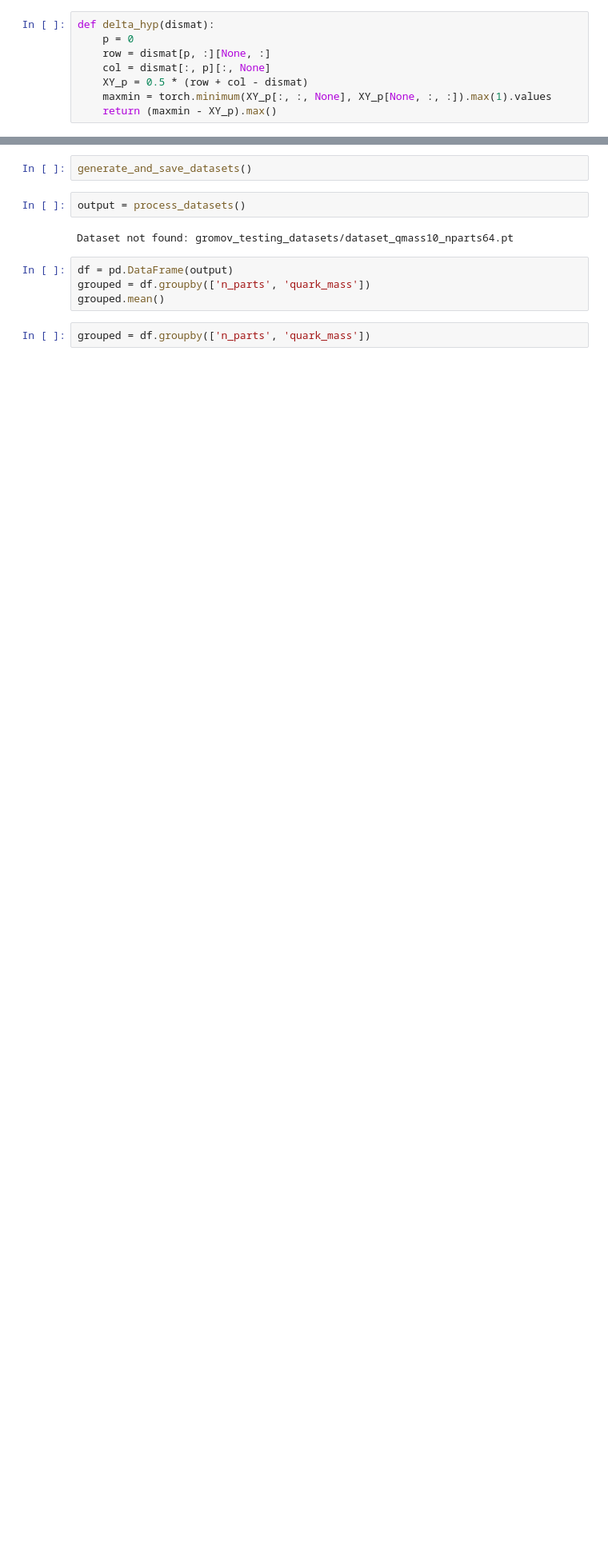
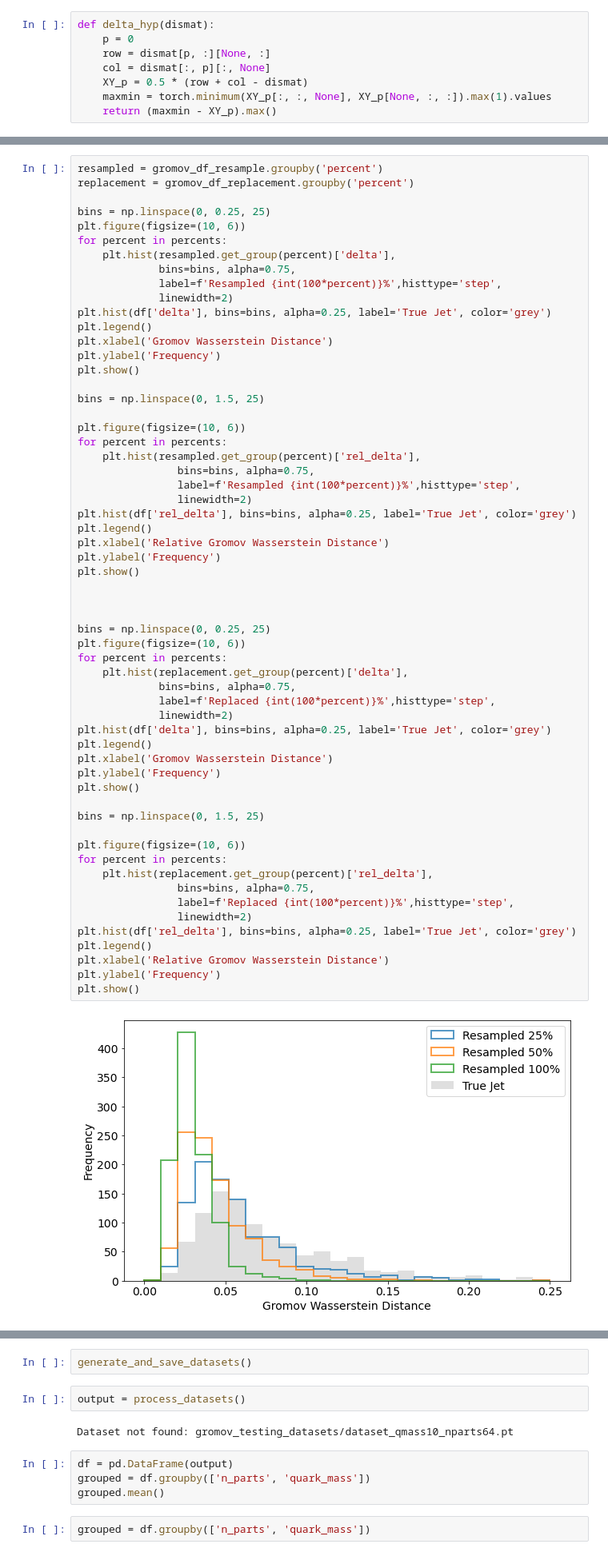
Before and after one commit to nswood/ToyJetGenerator, a Jupyter notebook: Testing_Gromov_Delta_Toy.ipynb, the cells around one changed output, grey strips where cells are left out. Shown at 80% size. Saved outputs shown, nothing was run; the diff lists cells and outputs as text; blank space fills up the shorter version.

```diff
--- a/Testing_Gromov_Delta_Toy.ipynb
+++ b/Testing_Gromov_Delta_Toy.ipynb
@@ -38,0 +345,61 @@ event : 0
+# %%
+resampled = gromov_df_resample.groupby('percent')
+replacement = gromov_df_replacement.groupby('percent')
+
+bins = np.linspace(0, 0.25, 25)
+plt.figure(figsize=(10, 6))
+for percent in percents:
+    plt.hist(resampled.get_group(percent)['delta'],
+             bins=bins, alpha=0.75,
+             label=f'Resampled {int(100*percent)}%',histtype='step',
+             linewidth=2)
+plt.hist(df['delta'], bins=bins, alpha=0.25, label='True Jet', color='grey')
+plt.legend()
+plt.xlabel('Gromov Wasserstein Distance')
+plt.ylabel('Frequency')
+plt.show()
+
+bins = np.linspace(0, 1.5, 25)
+
+plt.figure(figsize=(10, 6))
+for percent in percents:
+    plt.hist(resampled.get_group(percent)['rel_delta'],
+                bins=bins, alpha=0.75,
+                label=f'Resampled {int(100*percent)}%',histtype='step',
+                linewidth=2)
+plt.hist(df['rel_delta'], bins=bins, alpha=0.25, label='True Jet', color='grey')
+plt.legend()
+plt.xlabel('Relative Gromov Wasserstein Distance')
+plt.ylabel('Frequency')
+plt.show()
+
+
+
+bins = np.linspace(0, 0.25, 25)
+plt.figure(figsize=(10, 6))
+for percent in percents:
+    plt.hist(replacement.get_group(percent)['delta'],
+             bins=bins, alpha=0.75,
+             label=f'Replaced {int(100*percent)}%',histtype='step',
+             linewidth=2)
+plt.hist(df['delta'], bins=bins, alpha=0.25, label='True Jet', color='grey')
+plt.legend()
+plt.xlabel('Gromov Wasserstein Distance')
+plt.ylabel('Frequency')
+plt.show()
+
+bins = np.linspace(0, 1.5, 25)
+
+plt.figure(figsize=(10, 6))
+for percent in percents:
+    plt.hist(replacement.get_group(percent)['rel_delta'],
+                bins=bins, alpha=0.75,
+                label=f'Replaced {int(100*percent)}%',histtype='step',
+                linewidth=2)
+plt.hist(df['rel_delta'], bins=bins, alpha=0.25, label='True Jet', color='grey')
+plt.legend()
+plt.xlabel('Relative Gromov Wasserstein Distance')
+plt.ylabel('Frequency')
+plt.show()
+# %% [output]
+[figure, added]
```
Also changed, not shown: parts of 16 cells of this notebook.
